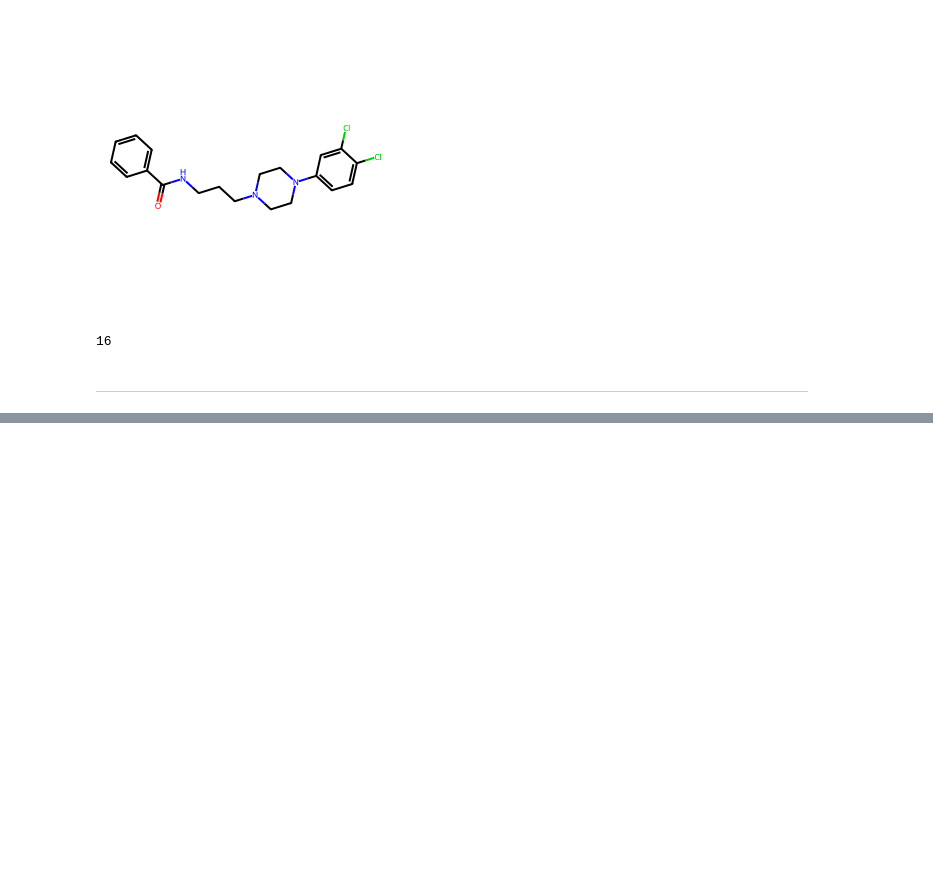
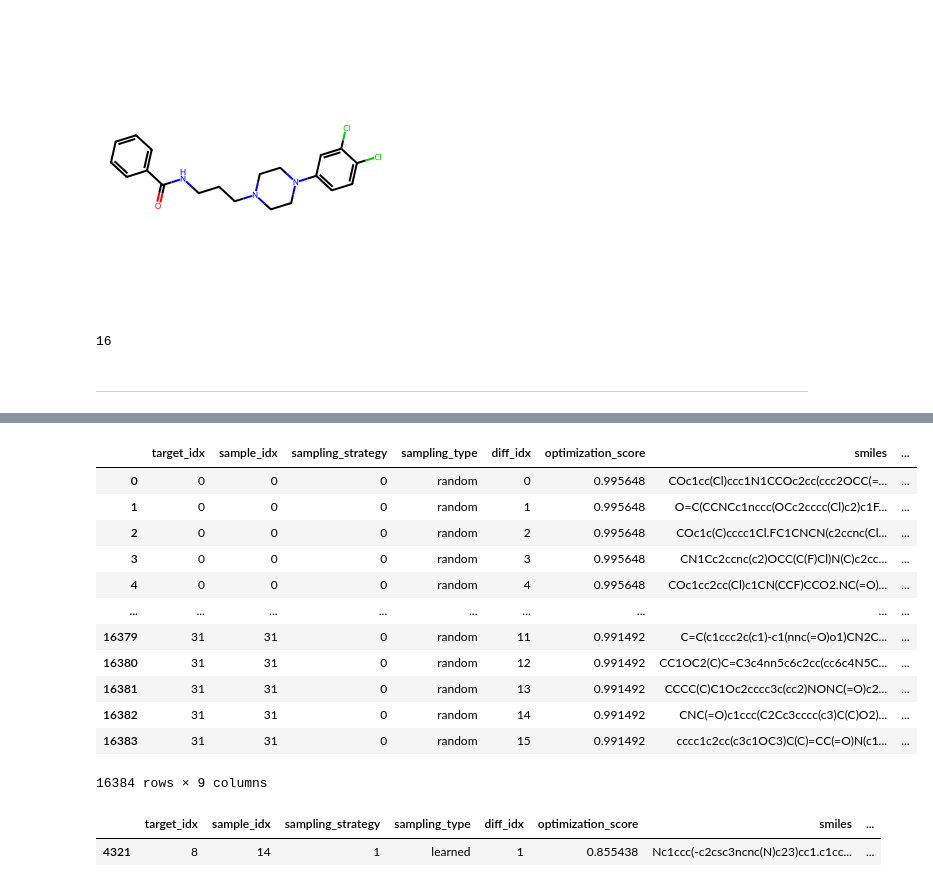
Before and after one commit to robsyc/MB-VAE-DTI, a Jupyter notebook: notebooks/training_validating.ipynb, the cells around one changed output, grey strips where cells are left out. Drawn from its saved outputs; the diff is of its cells as text; code cells hidden in the pictures; blank space fills up the shorter version.

```diff
--- a/notebooks/training_validating.ipynb
+++ b/notebooks/training_validating.ipynb
@@ -376,0 +295,25 @@ pl.seed_everything(config.hardware.seed, workers=True)
+# %%
+generated = pd.read_csv("notebooks/results/conditional/conditional_generation_results.csv")
+generated
+# %% [output]
+|  | target_idx | sample_idx | sampling_strategy | sampling_type | diff_idx | optimization_score | smiles | ... |
+| 0 | 0 | 0 | 0 | random | 0 | 0.995648 | COc1cc(Cl)ccc1N1CCOc2cc(ccc2OCC(=... | ... |
+| 1 | 0 | 0 | 0 | random | 1 | 0.995648 | O=C(CCNCc1nccc(OCc2cccc(Cl)c2)c1F... | ... |
+| 2 | 0 | 0 | 0 | random | 2 | 0.995648 | COc1c(C)cccc1Cl.FC1CNCN(c2ccnc(Cl... | ... |
+| 3 | 0 | 0 | 0 | random | 3 | 0.995648 | CN1Cc2ccnc(c2)OCC(C(F)Cl)N(C)c2cc... | ... |
+| 4 | 0 | 0 | 0 | random | 4 | 0.995648 | COc1cc2cc(Cl)c1CN(CCF)CCO2.NC(=O)... | ... |
+| ... | ... | ... | ... | ... | ... | ... | ... | ... |
+| 16379 | 31 | 31 | 0 | random | 11 | 0.991492 | C=C(c1ccc2c(c1)-c1(nnc(=O)o1)CN2C... | ... |
+| 16380 | 31 | 31 | 0 | random | 12 | 0.991492 | CC1OC2(C)C=C3c4nn5c6c2cc(cc6c4N5C... | ... |
+| 16381 | 31 | 31 | 0 | random | 13 | 0.991492 | CCCC(C)C1Oc2cccc3c(cc2)NONC(=O)c2... | ... |
+| 16382 | 31 | 31 | 0 | random | 14 | 0.991492 | CNC(=O)c1ccc(C2Cc3cccc(c3)C(C)O2)... | ... |
+| 16383 | 31 | 31 | 0 | random | 15 | 0.991492 | cccc1c2cc(c3c1OC3)C(C)=CC(=O)N(c1... | ... |
+16384 rows × 9 columns
+# %%
+generated[
+    (generated["target_idx"] == 8) &
+    (generated["smiles"] == "Nc1ccc(-c2csc3ncnc(N)c23)cc1.c1ccccc1")
+]
+# %% [output]
+|  | target_idx | sample_idx | sampling_strategy | sampling_type | diff_idx | optimization_score | smiles | ... |
+| 4321 | 8 | 14 | 1 | learned | 1 | 0.855438 | Nc1ccc(-c2csc3ncnc(N)c23)cc1.c1cc... | ... |
```
Also changed, not shown: parts of 11 cells of this notebook, 2 other files.
